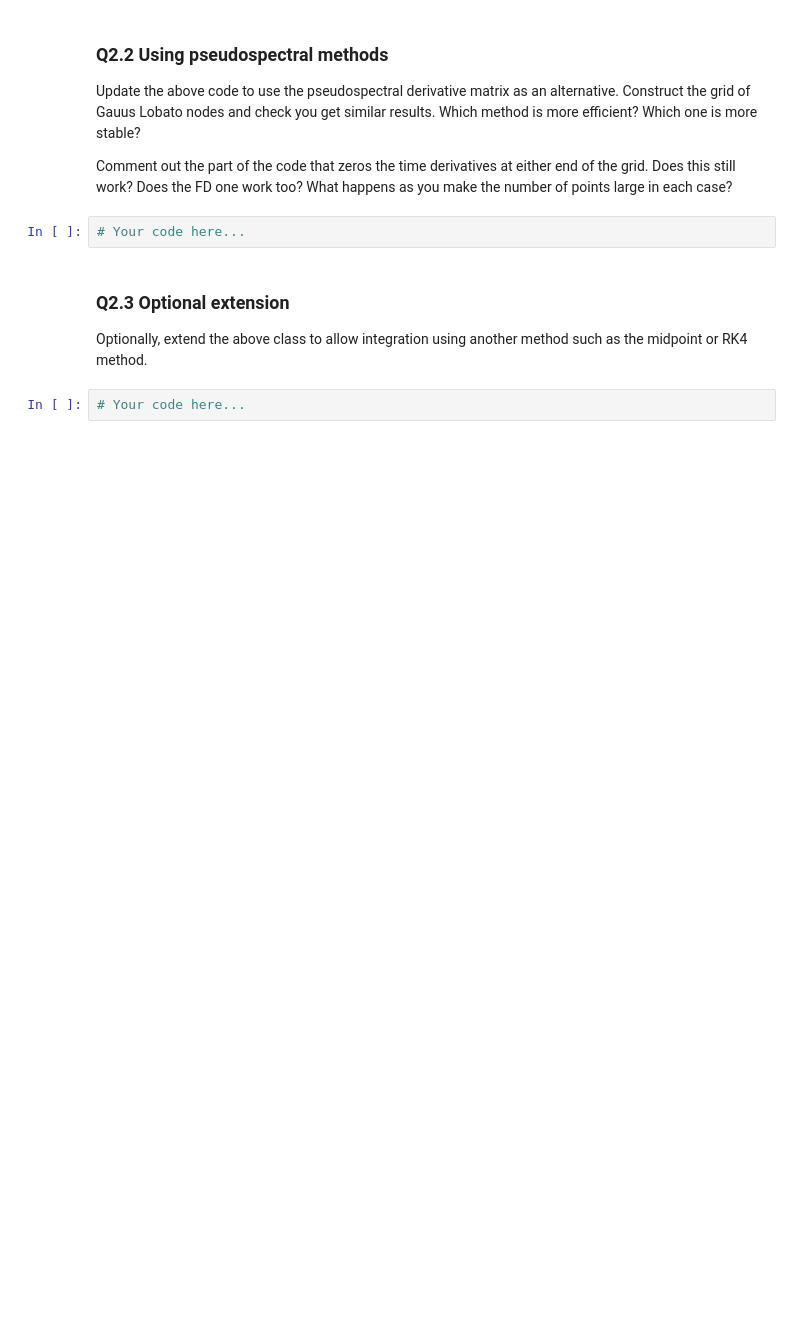
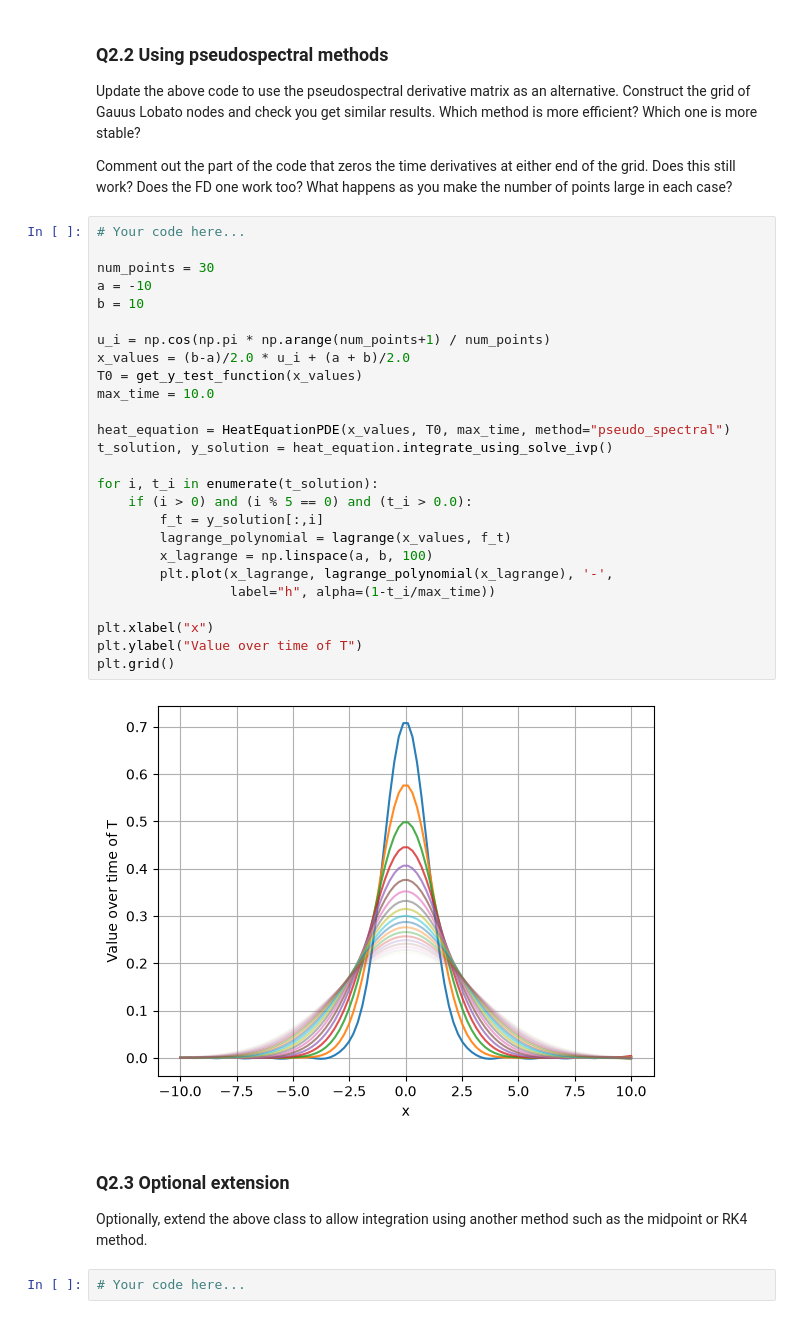
Before and after one commit to Hyphern/TopicsInSciComp, a Jupyter notebook: Notebooks/Week10_LabExercises.ipynb, the cells around one changed output. Saved outputs shown, nothing was run; the diff lists cells and outputs as text; blank space fills up the shorter version.

```diff
--- a/Notebooks/Week10_LabExercises.ipynb
+++ b/Notebooks/Week10_LabExercises.ipynb
@@ -304,6 +452,32 @@ Update the above code to use the pseudospectral derivative matrix as an alternat
 Comment out the part of the code that zeros the time derivatives at either end of the grid. Does this still work? Does the FD one work too? What happens as you make the number of points large in each case?
 # %%
 # Your code here...
+
+num_points = 30
+a = -10
+b = 10
+
+u_i = np.cos(np.pi * np.arange(num_points+1) / num_points)
+x_values = (b-a)/2.0 * u_i + (a + b)/2.0
+T0 = get_y_test_function(x_values)
+max_time = 10.0
+
+heat_equation = HeatEquationPDE(x_values, T0, max_time, method="pseudo_spectral")
+t_solution, y_solution = heat_equation.integrate_using_solve_ivp()
+
+for i, t_i in enumerate(t_solution):
+    if (i > 0) and (i % 5 == 0) and (t_i > 0.0):
+        f_t = y_solution[:,i]
+        lagrange_polynomial = lagrange(x_values, f_t)
+        x_lagrange = np.linspace(a, b, 100)
+        plt.plot(x_lagrange, lagrange_polynomial(x_lagrange), '-',
+                 label="h", alpha=(1-t_i/max_time))
+
+plt.xlabel("x")
+plt.ylabel("Value over time of T")
+plt.grid()
+# %% [output]
+[figure, added]
 # %% [markdown]
 ### Q2.3 Optional extension
 
```
Also changed, not shown: parts of 8 cells of this notebook, 5 other files.
